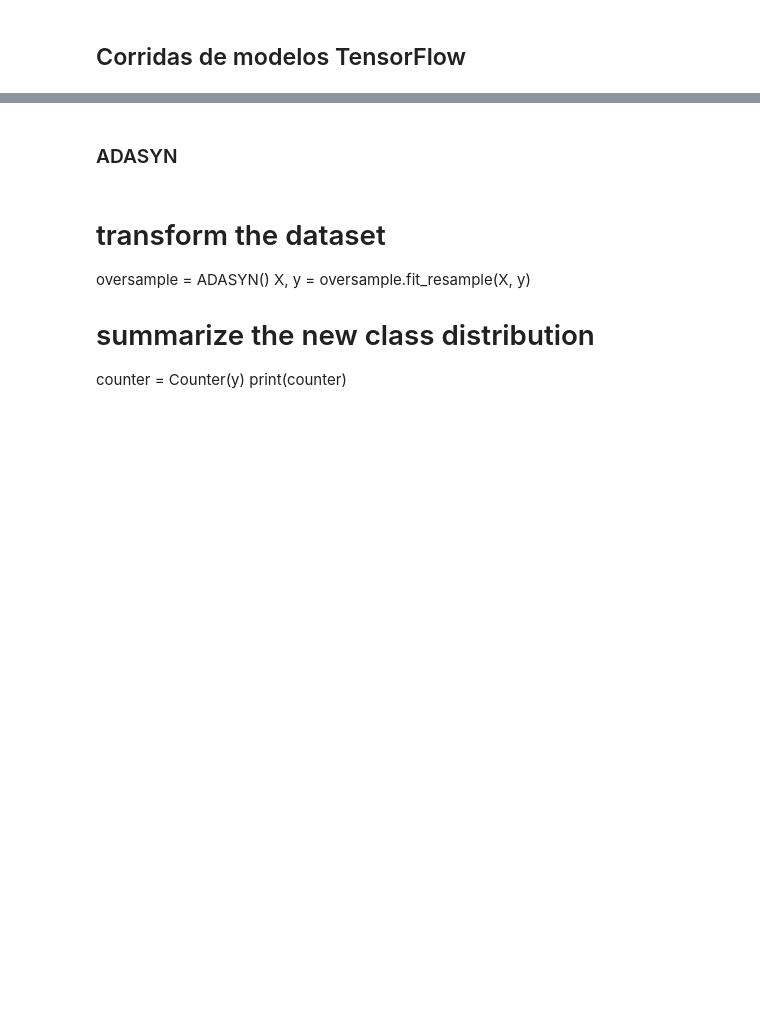
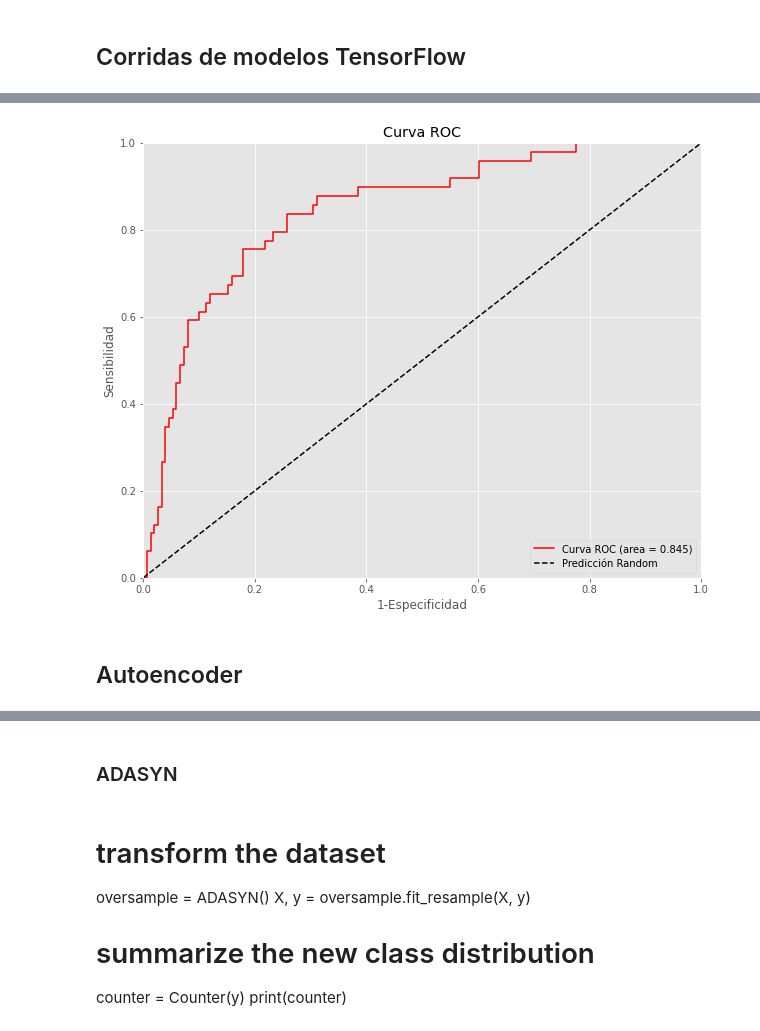
Before and after one commit to JhonHarry/Proyecto_TFM_UOC, a Jupyter notebook: code/insurance test models JHLG.ipynb, the cells around one changed output, grey strips where cells are left out. Saved outputs shown, nothing was run; the diff lists cells and outputs as text; code cells hidden in the pictures; blank space fills up the shorter version.

```diff
--- a/code/insurance test models JHLG.ipynb
+++ b/code/insurance test models JHLG.ipynb
@@ -887,7 +894,9 @@ print(y_test.shape)
 Como se vio el los graficos de boxplot, existen campos numericos con distintos, por lo que procedemos a estandarizar los datos numericos para que sean mas uniformes.
 # %%
 # creamos el scaler
-scaler = StandardScaler()
+#scaler = StandardScaler()
+scaler = MinMaxScaler()
+
 # renombramos los datasets creados anteriomente
 DataX_train=X_train_r
 DataX_test=X_test
@@ -1420,16 +1576,18 @@ proba_mlp_test=mlp.predict_proba(DataX_test[:,0:90])
 # %%
 from tensorflow.keras.utils import to_categorical
+np.random.seed(1234)
 
-sc=StandardScaler()
-#X_train2=sc.fit_transform(DataX_train[:,0:90])
-X_train2=DataX_train[:,0:90]
-#X_test2=sc.transform(DataX_test[:,0:90])
-X_test2=DataX_test[:,0:90]
-# print("Dimensión original de la base: ",X_train2.shape)
+
+nrow,ncol=DataX_train.shape
+nrow1,ncol1=DataX_test.shape
+
+X_train2=DataX_train[:,0:146]
+X_test2=DataX_test[:,0:146]
+print("Dimensión original de la base: ",X_train2.shape)
 
 ##Redimensionar para que la red neuronal tome valores de entrenamiento en dimensión (90 días, 1 registro)
-X_train2=np.reshape(X_train2,(-1,90,1))
-X_test2=np.reshape(X_test2,(-1,90,1))
+X_train2=np.reshape(X_train2,(-1,ncol,1))
+X_test2=np.reshape(X_test2,(-1,ncol1,1))
 y_train2=to_categorical(y_train,2)
 y_test2=to_categorical(y_test,2)
 print("Dimensión transformada de la base: ",X_train2.shape)
@@ -1526,0 +1715,23 @@ metrics(y_test,y_pred_lstm)
+# %%
+from sklearn.metrics import roc_auc_score,roc_curve
+from sklearn.metrics import auc
+
+# Compute fpr, tpr, thresholds and roc auc
+fpr, tpr, thresholds = roc_curve(y_test, y_pred_lstm_proba_test)
+roc_auc = roc_auc_score(y_test, y_pred_lstm_proba_test)
+
+# Plot ROC curve
+
+ax,fig=plt.subplots(figsize=(10,8))
+ax=plt.plot(fpr, tpr, label='Curva ROC (area = %0.3f)' % roc_auc, color="red");
+ax=plt.plot([0, 1], [0, 1], '--',color="black",label="Predicción Random")
+ax=plt.xlim([0.0, 1.0])
+ax=plt.ylim([0.0, 1.0])
+ax=plt.xlabel('1-Especificidad')
+ax=plt.ylabel('Sensibilidad')
+ax=plt.title('Curva ROC')
+ax=plt.legend(loc="lower right")
+# %% [output]
+[figure, added]
+# %% [markdown]
+## Autoencoder
```
Also changed, not shown: parts of 71 cells of this notebook, 3 other files.
